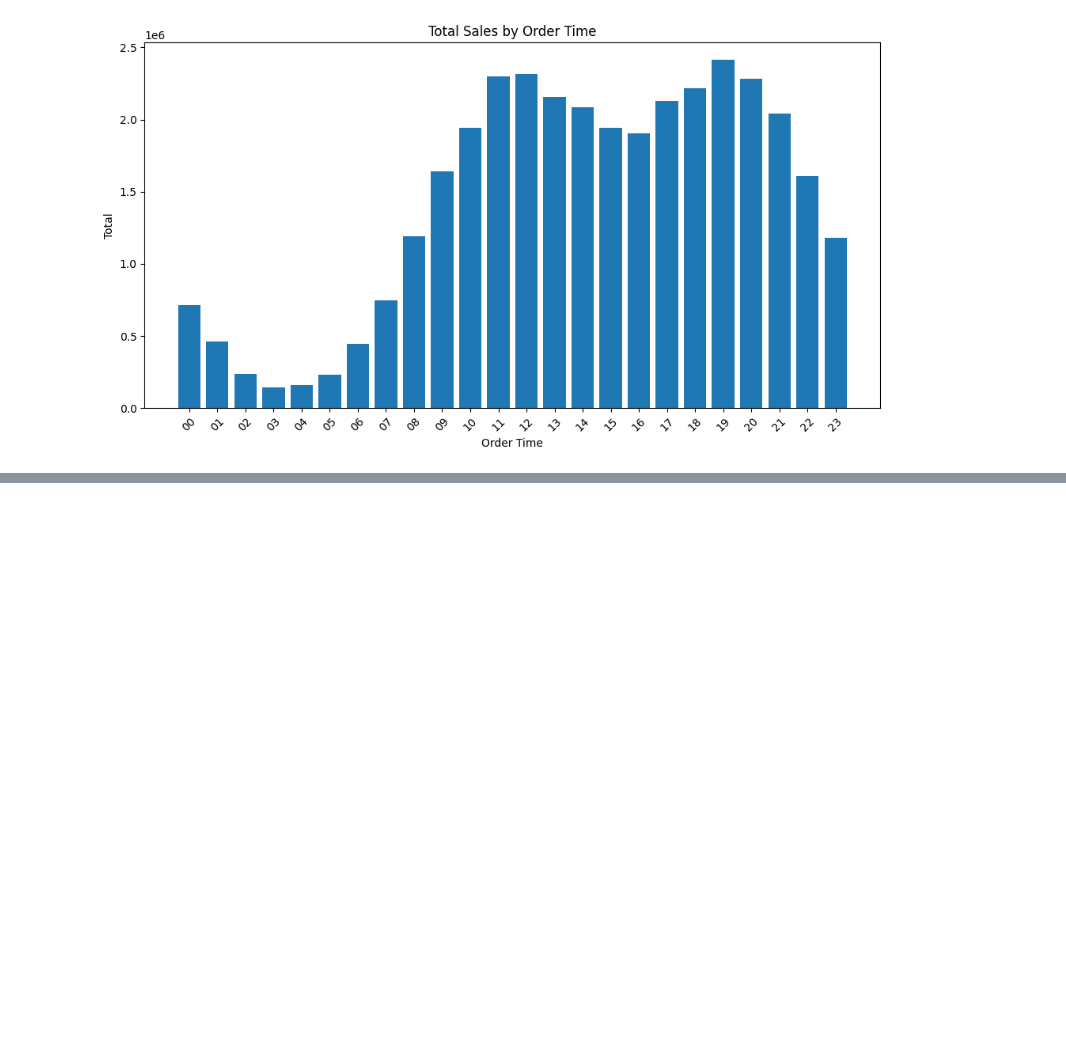
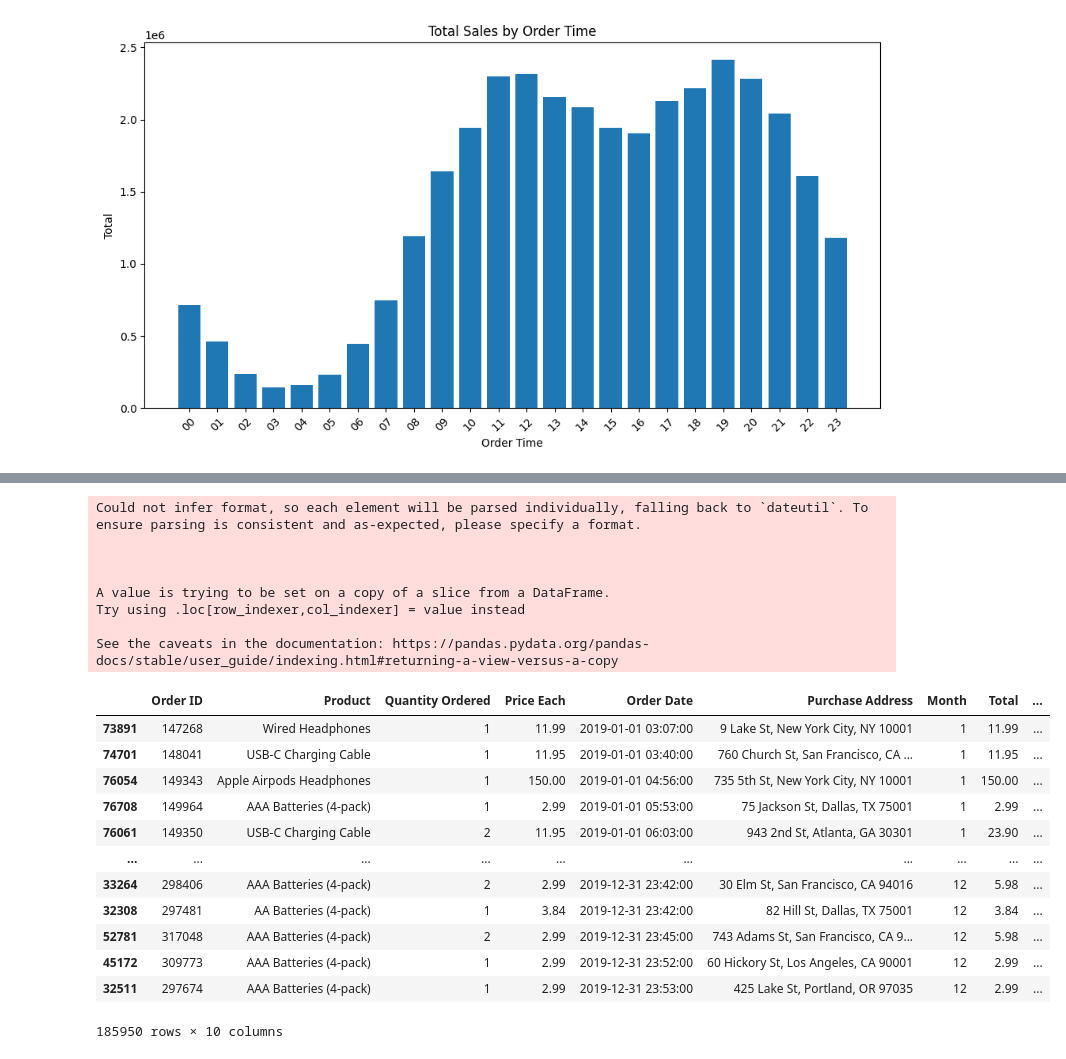
Before and after one commit to jamespairepo/sales_analysis, a Jupyter notebook: analysis.ipynb, the cells around one changed output, grey strips where cells are left out. Drawn from its saved outputs; the diff is of its cells as text; code cells hidden in the pictures; blank space fills up the shorter version.

```diff
--- a/analysis.ipynb
+++ b/analysis.ipynb
@@ -362,0 +379,25 @@ fig.show()
+# %%
+all_data['Order Date'] = pd.to_datetime(all_data['Order Date'])
+all_data
+# %% [output]
+Could not infer format, so each element will be parsed individually, falling back to `dateutil`. To ensure parsing is consistent and as-expected, please specify a format.
+
+
+
+A value is trying to be set on a copy of a slice from a DataFrame.
+Try using .loc[row_indexer,col_indexer] = value instead
+
+See the caveats in the documentation: https://pandas.pydata.org/pandas-docs/stable/user_guide/indexing.html#returning-a-view-versus-a-copy
+|  | Order ID | Product | Quantity Ordered | Price Each | Order Date | Purchase Address | Month | Total | ... |
+| 73891 | 147268 | Wired Headphones | 1 | 11.99 | 2019-01-01 03:07:00 | 9 Lake St, New York City, NY 10001 | 1 | 11.99 | ... |
+| 74701 | 148041 | USB-C Charging Cable | 1 | 11.95 | 2019-01-01 03:40:00 | 760 Church St, San Francisco, CA ... | 1 | 11.95 | ... |
+| 76054 | 149343 | Apple Airpods Headphones | 1 | 150.00 | 2019-01-01 04:56:00 | 735 5th St, New York City, NY 10001 | 1 | 150.00 | ... |
+| 76708 | 149964 | AAA Batteries (4-pack) | 1 | 2.99 | 2019-01-01 05:53:00 | 75 Jackson St, Dallas, TX 75001 | 1 | 2.99 | ... |
+| 76061 | 149350 | USB-C Charging Cable | 2 | 11.95 | 2019-01-01 06:03:00 | 943 2nd St, Atlanta, GA 30301 | 1 | 23.90 | ... |
+| ... | ... | ... | ... | ... | ... | ... | ... | ... | ... |
+| 33264 | 298406 | AAA Batteries (4-pack) | 2 | 2.99 | 2019-12-31 23:42:00 | 30 Elm St, San Francisco, CA 94016 | 12 | 5.98 | ... |
+| 32308 | 297481 | AA Batteries (4-pack) | 1 | 3.84 | 2019-12-31 23:42:00 | 82 Hill St, Dallas, TX 75001 | 12 | 3.84 | ... |
+| 52781 | 317048 | AAA Batteries (4-pack) | 2 | 2.99 | 2019-12-31 23:45:00 | 743 Adams St, San Francisco, CA 9... | 12 | 5.98 | ... |
+| 45172 | 309773 | AAA Batteries (4-pack) | 1 | 2.99 | 2019-12-31 23:52:00 | 60 Hickory St, Los Angeles, CA 90001 | 12 | 2.99 | ... |
+| 32511 | 297674 | AAA Batteries (4-pack) | 1 | 2.99 | 2019-12-31 23:53:00 | 425 Lake St, Portland, OR 97035 | 12 | 2.99 | ... |
+185950 rows × 10 columns
```
Also changed, not shown: parts of 6 cells of this notebook.
